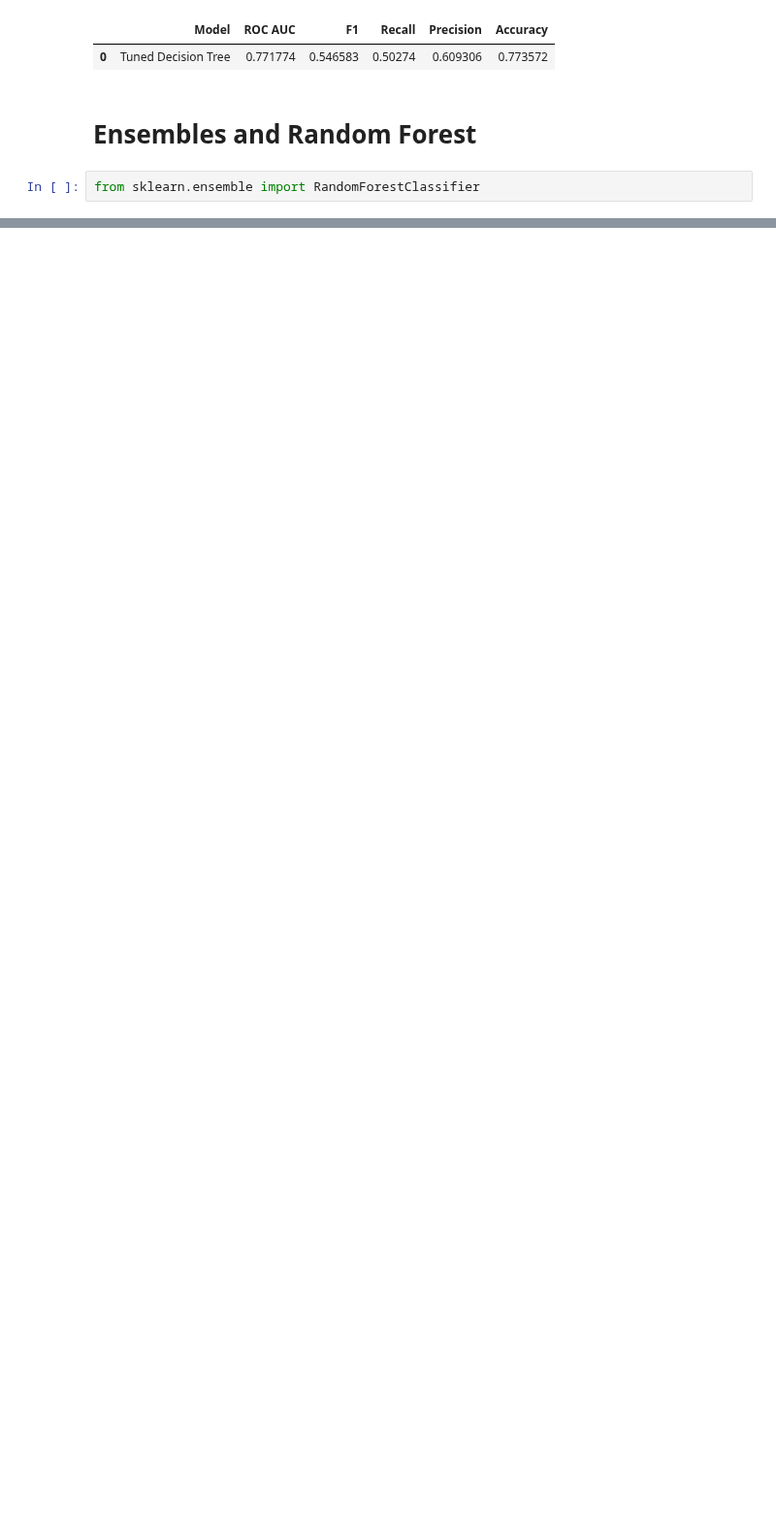
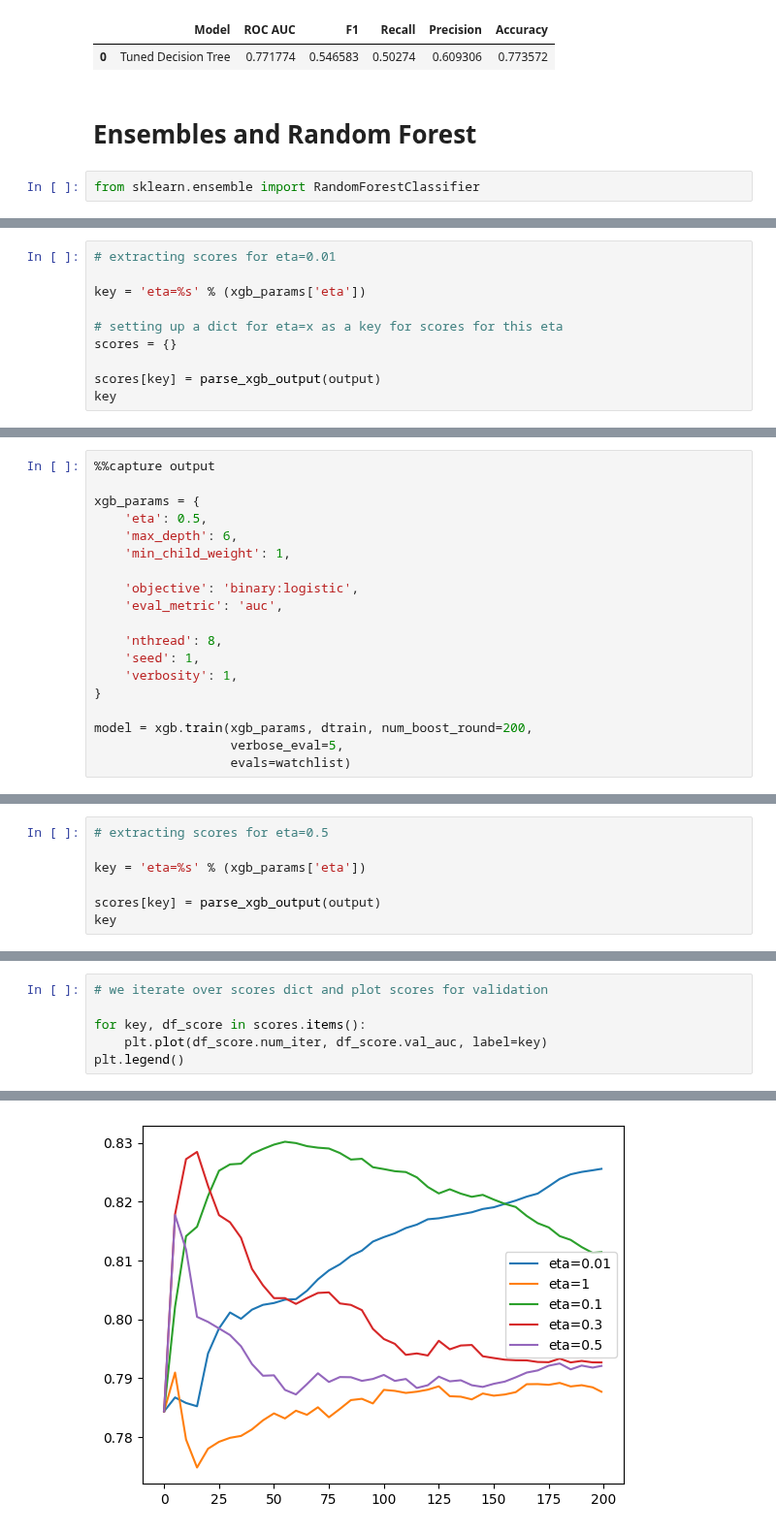
Before and after one commit to a-kravets/Data-Analytics-Projects, a Jupyter notebook: Credit Risk Scoring/credit_risk_scoring.ipynb, the cells around one changed output, grey strips where cells are left out. Shown at 97% size. Saved outputs shown, nothing was run; the diff lists cells and outputs as text; blank space fills up the shorter version.

```diff
--- a/Credit Risk Scoring/credit_risk_scoring.ipynb
+++ b/Credit Risk Scoring/credit_risk_scoring.ipynb
@@ -915,0 +944,10 @@ plt.legend()
+# %%
+# extracting scores for eta=0.01
+
+key = 'eta=%s' % (xgb_params['eta'])
+
+# setting up a dict for eta=x as a key for scores for this eta
+scores = {}
+
+scores[key] = parse_xgb_output(output)
+key
@@ -915,0 +978,19 @@ plt.legend()
+# %%
+%%capture output
+
+xgb_params = {
+    'eta': 0.5,
+    'max_depth': 6,
+    'min_child_weight': 1,
+
+    'objective': 'binary:logistic',
+    'eval_metric': 'auc',
+
+    'nthread': 8,
+    'seed': 1,
+    'verbosity': 1,
+}
+
+model = xgb.train(xgb_params, dtrain, num_boost_round=200,
+                  verbose_eval=5,
+                  evals=watchlist)
@@ -915,0 +1003,7 @@ plt.legend()
+# %%
+# extracting scores for eta=0.5
+
+key = 'eta=%s' % (xgb_params['eta'])
+
+scores[key] = parse_xgb_output(output)
+key
@@ -915,0 +1039,7 @@ plt.legend()
+# %%
+# we iterate over scores dict and plot scores for validation
+
+for key, df_score in scores.items():
+    plt.plot(df_score.num_iter, df_score.val_auc, label=key)
+plt.legend()
+# %% [output]
@@ -915,0 +1047 @@ plt.legend()
+[figure, added]
```
Also changed, not shown: parts of 100 cells of this notebook.
